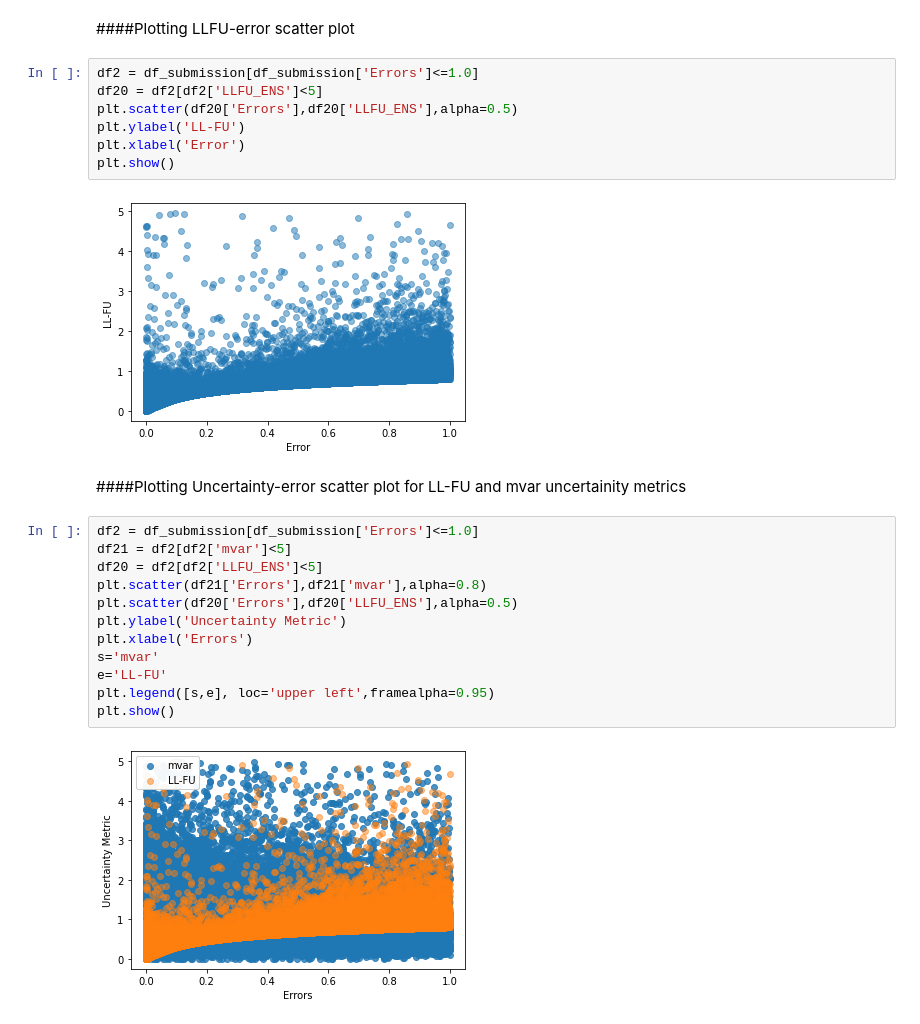
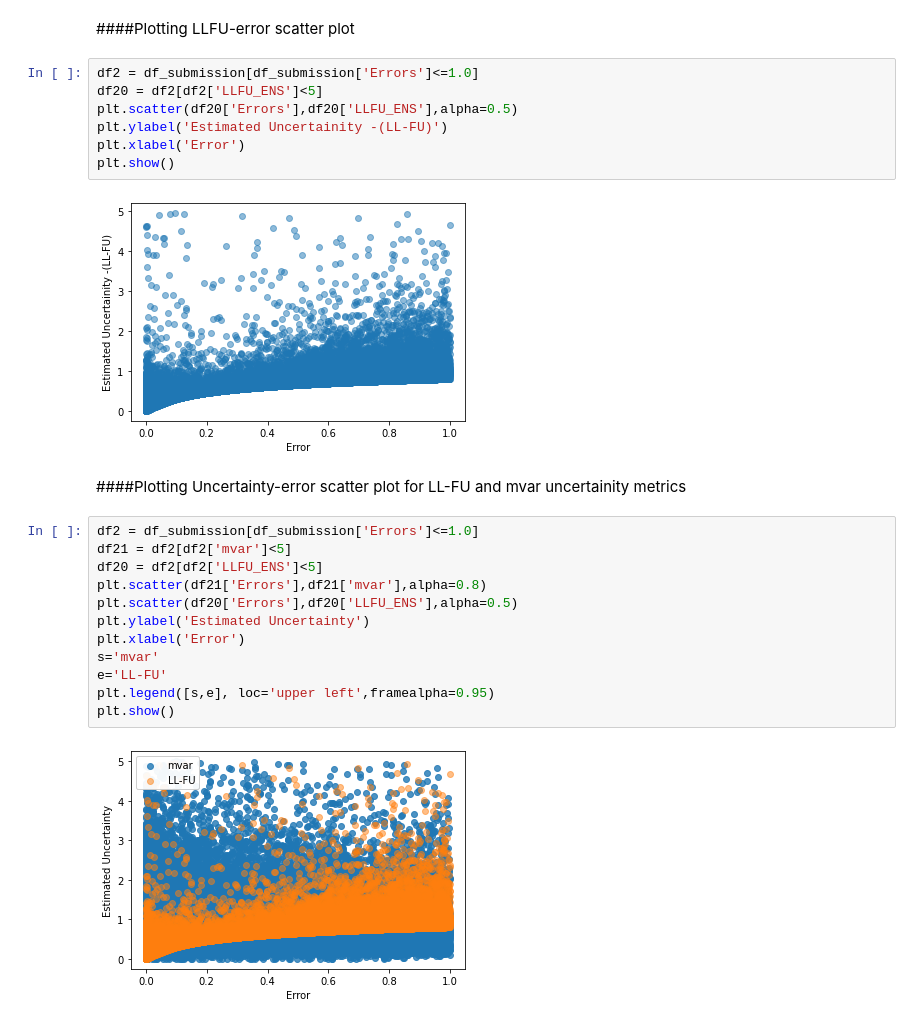
Before and after one commit to ptnv-s/Shifts_evaluation_metrics_regression, a Jupyter notebook: Shifts_evaluation_metrics.ipynb, the cells around one changed output. Drawn from its saved outputs; the diff is of its cells as text.

```diff
--- a/Shifts_evaluation_metrics.ipynb
+++ b/Shifts_evaluation_metrics.ipynb
@@ -774,12 +771,12 @@ df_submission = pd.DataFrame(data={
 # %%
 df2 = df_submission[df_submission['Errors']<=1.0]
 df20 = df2[df2['LLFU_ENS']<5]
 plt.scatter(df20['Errors'],df20['LLFU_ENS'],alpha=0.5)
-plt.ylabel('LL-FU')
+plt.ylabel('Estimated Uncertainity -(LL-FU)')
 plt.xlabel('Error')
 plt.show()
 # %% [output]
-[figure, old version]
+[figure, new version]
 # %% [markdown]
 ####Plotting Uncertainty-error scatter plot for LL-FU and mvar uncertainity metrics
 # %%
@@ -788,11 +785,11 @@ df21 = df2[df2['mvar']<5]
 df20 = df2[df2['LLFU_ENS']<5]
 plt.scatter(df21['Errors'],df21['mvar'],alpha=0.8)
 plt.scatter(df20['Errors'],df20['LLFU_ENS'],alpha=0.5)
-plt.ylabel('Uncertainty Metric')
-plt.xlabel('Errors')
+plt.ylabel('Estimated Uncertainty')
+plt.xlabel('Error')
 s='mvar'
 e='LL-FU'
 plt.legend([s,e], loc='upper left',framealpha=0.95)
 plt.show()
 # %% [output]
-[figure, old version]
+[figure, new version]
```
Also changed, not shown: parts of 5 cells of this notebook.
